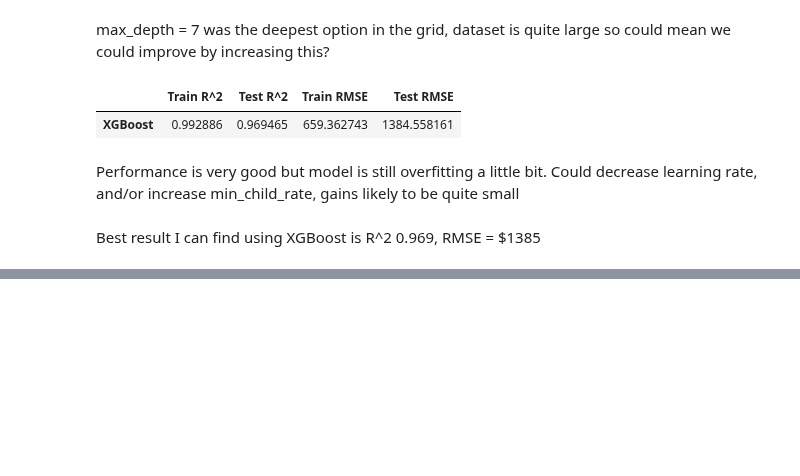
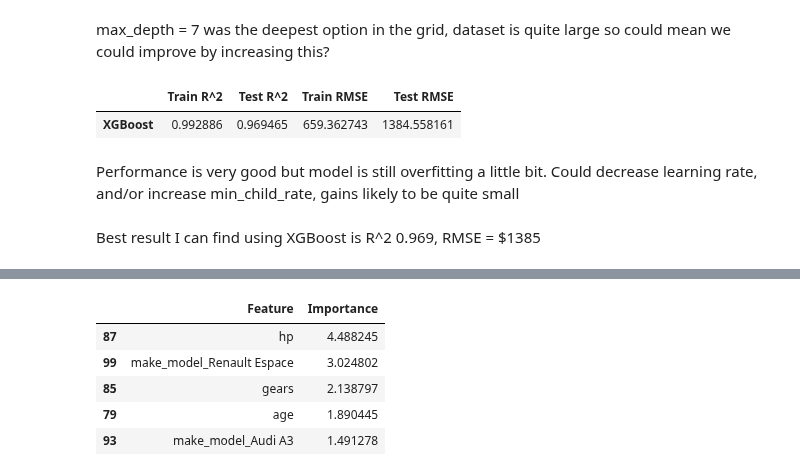
Before and after one commit to balintstewart77/magnimind-assignments, a Jupyter notebook: Auto_scout/auto_scout_part6_estimators.ipynb, the cells around one changed output, grey strips where cells are left out. Saved outputs shown, nothing was run; the diff lists cells and outputs as text; code cells hidden in the pictures; blank space fills up the shorter version.

```diff
--- a/Auto_scout/auto_scout_part6_estimators.ipynb
+++ b/Auto_scout/auto_scout_part6_estimators.ipynb
@@ -300,0 +359,9 @@ Best result I can find using XGBoost is R^2 0.969, RMSE = $1385
+# %%
+top20_features.head()
+# %% [output]
+|  | Feature | Importance |
+| 87 | hp | 4.488245 |
+| 99 | make_model_Renault Espace | 3.024802 |
+| 85 | gears | 2.138797 |
+| 79 | age | 1.890445 |
+| 93 | make_model_Audi A3 | 1.491278 |
```
Also changed, not shown: parts of 12 cells of this notebook, 1 other file.
